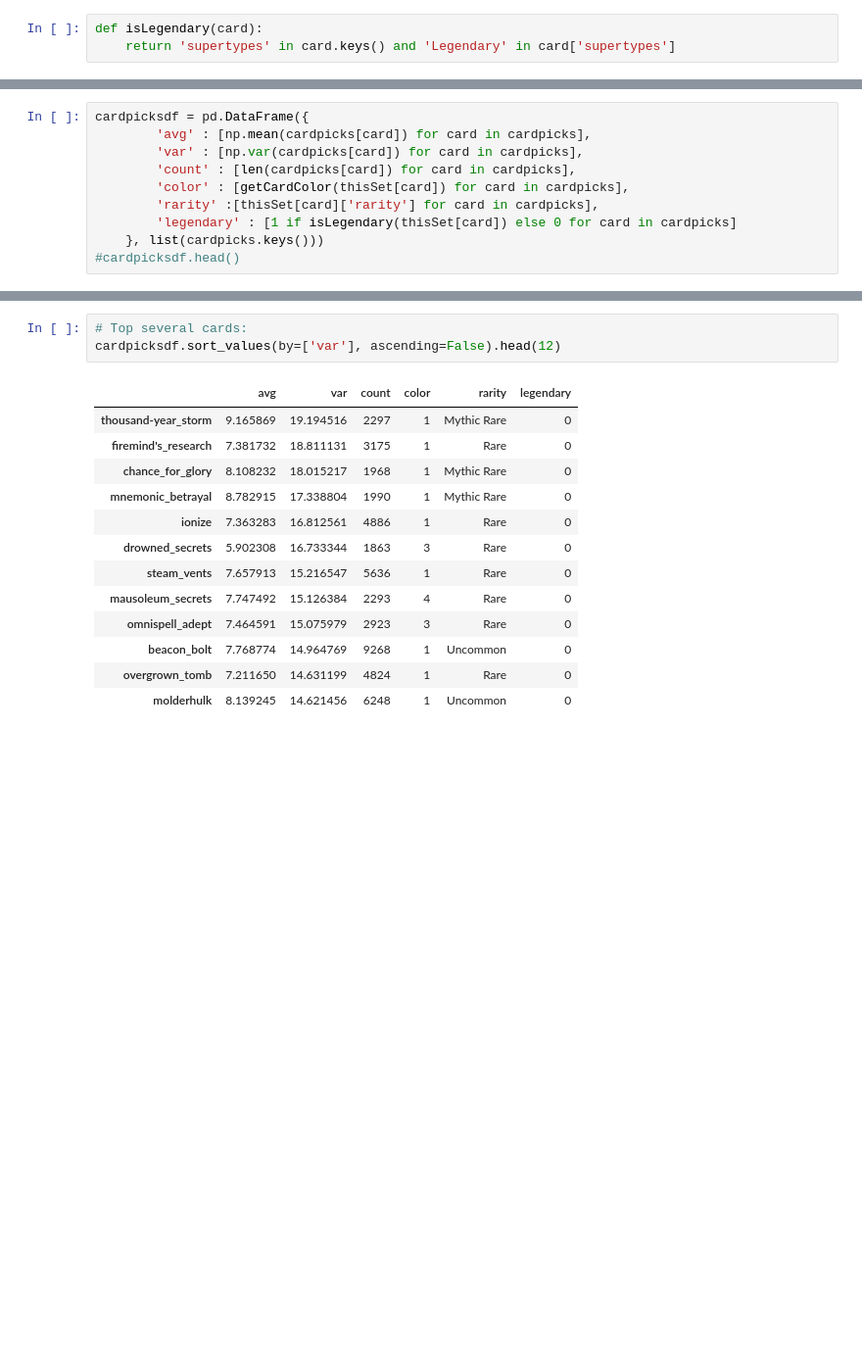
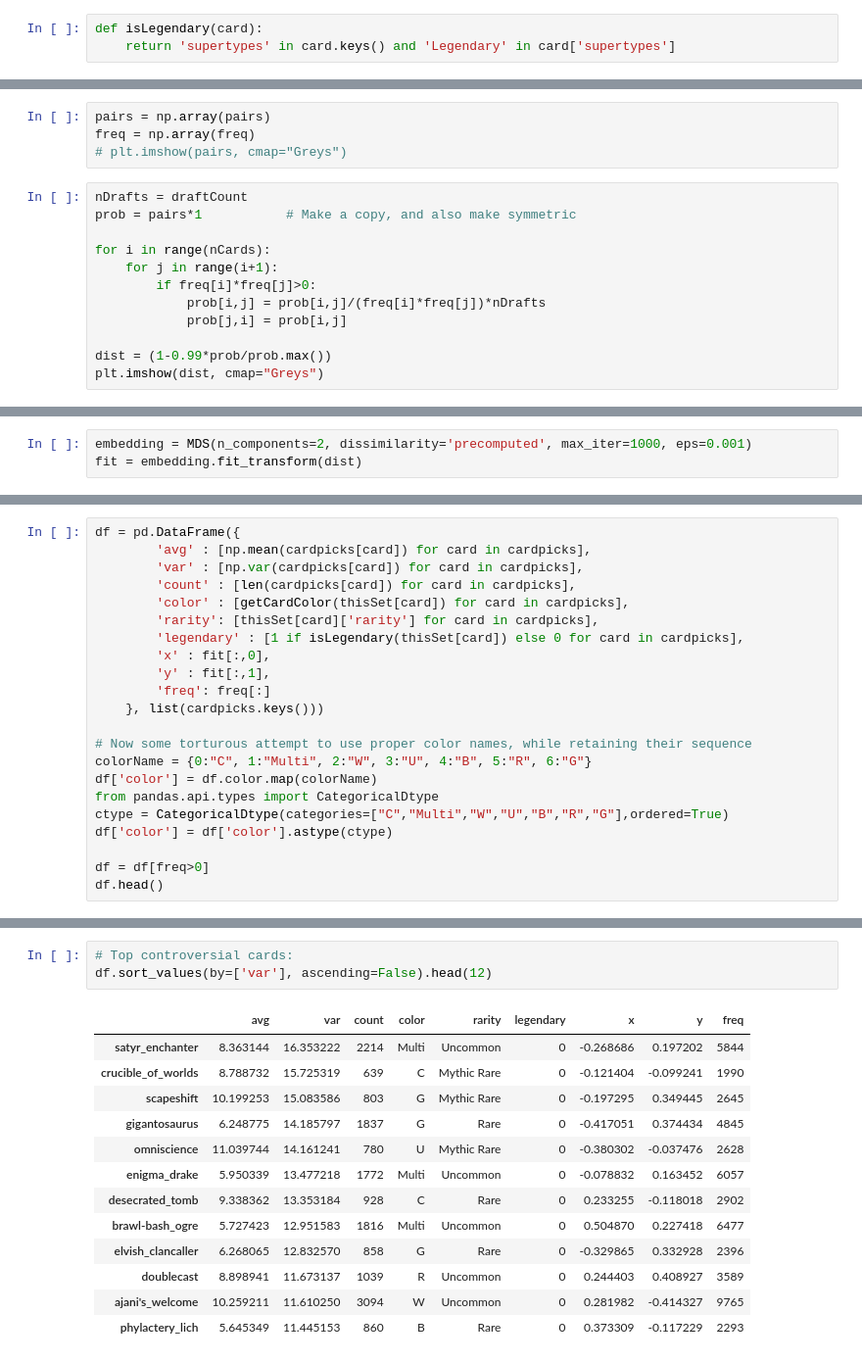
Before and after one commit to khakhalin/MTG, a Jupyter notebook: basic_analysis.ipynb, the cells around one changed output, grey strips where cells are left out. Shown at 98% size. Saved outputs shown, nothing was run; the diff lists cells and outputs as text; blank space fills up the shorter version.

```diff
--- a/basic_analysis.ipynb
+++ b/basic_analysis.ipynb
@@ -131,0 +160,16 @@ for card in cardpicks:
+# %%
+pairs = np.array(pairs)
+freq = np.array(freq)
+# plt.imshow(pairs, cmap="Greys")
+# %%
+nDrafts = draftCount
+prob = pairs*1           # Make a copy, and also make symmetric
+
+for i in range(nCards):
+    for j in range(i+1):
+        if freq[i]*freq[j]>0:
+            prob[i,j] = prob[i,j]/(freq[i]*freq[j])*nDrafts
+            prob[j,i] = prob[i,j]
+
+dist = (1-0.99*prob/prob.max())
+plt.imshow(dist, cmap="Greys")
@@ -131,0 +179,3 @@ for card in cardpicks:
+# %%
+embedding = MDS(n_components=2, dissimilarity='precomputed', max_iter=1000, eps=0.001)
+fit = embedding.fit_transform(dist)
@@ -132,10 +206,22 @@ for card in cardpicks:
 # %%
-cardpicksdf = pd.DataFrame({
+df = pd.DataFrame({
         'avg' : [np.mean(cardpicks[card]) for card in cardpicks],
         'var' : [np.var(cardpicks[card]) for card in cardpicks],
         'count' : [len(cardpicks[card]) for card in cardpicks],
         'color' : [getCardColor(thisSet[card]) for card in cardpicks],
-        'rarity' :[thisSet[card]['rarity'] for card in cardpicks],
-        'legendary' : [1 if isLegendary(thisSet[card]) else 0 for card in cardpicks]
+        'rarity': [thisSet[card]['rarity'] for card in cardpicks],
+        'legendary' : [1 if isLegendary(thisSet[card]) else 0 for card in cardpicks],
+        'x' : fit[:,0],
+        'y' : fit[:,1],
+        'freq': freq[:]
     }, list(cardpicks.keys()))
-#cardpicksdf.head()
+
+# Now some torturous attempt to use proper color names, while retaining their sequence
+colorName = {0:"C", 1:"Multi", 2:"W", 3:"U", 4:"B", 5:"R", 6:"G"}
+df['color'] = df.color.map(colorName)
+from pandas.api.types import CategoricalDtype
+ctype = CategoricalDtype(categories=["C","Multi","W","U","B","R","G"],ordered=True)
+df['color'] = df['color'].astype(ctype)
+
+df = df[freq>0]
+df.head()
@@ -145,17 +269,17 @@ cardpicksdf.to_csv('basic_data_'+setName+'.csv', index_label="name")
 # %%
-# Top several cards:
-cardpicksdf.sort_values(by=['var'], ascending=False).head(12)
+# Top controversial cards:
+df.sort_values(by=['var'], ascending=False).head(12)
 # %% [output]
-|  | avg | var | count | color | rarity | legendary |
-| thousand-year_storm | 9.165869 | 19.194516 | 2297 | 1 | Mythic Rare | 0 |
-| firemind's_research | 7.381732 | 18.811131 | 3175 | 1 | Rare | 0 |
-| chance_for_glory | 8.108232 | 18.015217 | 1968 | 1 | Mythic Rare | 0 |
-| mnemonic_betrayal | 8.782915 | 17.338804 | 1990 | 1 | Mythic Rare | 0 |
-| ionize | 7.363283 | 16.812561 | 4886 | 1 | Rare | 0 |
-| drowned_secrets | 5.902308 | 16.733344 | 1863 | 3 | Rare | 0 |
-| steam_vents | 7.657913 | 15.216547 | 5636 | 1 | Rare | 0 |
-| mausoleum_secrets | 7.747492 | 15.126384 | 2293 | 4 | Rare | 0 |
-| omnispell_adept | 7.464591 | 15.075979 | 2923 | 3 | Rare | 0 |
-| beacon_bolt | 7.768774 | 14.964769 | 9268 | 1 | Uncommon | 0 |
-| overgrown_tomb | 7.211650 | 14.631199 | 4824 | 1 | Rare | 0 |
-| molderhulk | 8.139245 | 14.621456 | 6248 | 1 | Uncommon | 0 |
+|  | avg | var | count | color | rarity | legendary | x | y | freq |
+| satyr_enchanter | 8.363144 | 16.353222 | 2214 | Multi | Uncommon | 0 | -0.268686 | 0.197202 | 5844 |
+| crucible_of_worlds | 8.788732 | 15.725319 | 639 | C | Mythic Rare | 0 | -0.121404 | -0.099241 | 1990 |
+| scapeshift | 10.199253 | 15.083586 | 803 | G | Mythic Rare | 0 | -0.197295 | 0.349445 | 2645 |
+| gigantosaurus | 6.248775 | 14.185797 | 1837 | G | Rare | 0 | -0.417051 | 0.374434 | 4845 |
+| omniscience | 11.039744 | 14.161241 | 780 | U | Mythic Rare | 0 | -0.380302 | -0.037476 | 2628 |
+| enigma_drake | 5.950339 | 13.477218 | 1772 | Multi | Uncommon | 0 | -0.078832 | 0.163452 | 6057 |
+| desecrated_tomb | 9.338362 | 13.353184 | 928 | C | Rare | 0 | 0.233255 | -0.118018 | 2902 |
+| brawl-bash_ogre | 5.727423 | 12.951583 | 1816 | Multi | Uncommon | 0 | 0.504870 | 0.227418 | 6477 |
+| elvish_clancaller | 6.268065 | 12.832570 | 858 | G | Rare | 0 | -0.329865 | 0.332928 | 2396 |
+| doublecast | 8.898941 | 11.673137 | 1039 | R | Uncommon | 0 | 0.244403 | 0.408927 | 3589 |
+| ajani's_welcome | 10.259211 | 11.610250 | 3094 | W | Uncommon | 0 | 0.281982 | -0.414327 | 9765 |
+| phylactery_lich | 5.645349 | 11.445153 | 860 | B | Rare | 0 | 0.373309 | -0.117229 | 2293 |
```
Also changed, not shown: parts of 27 cells of this notebook, 1 other file.
